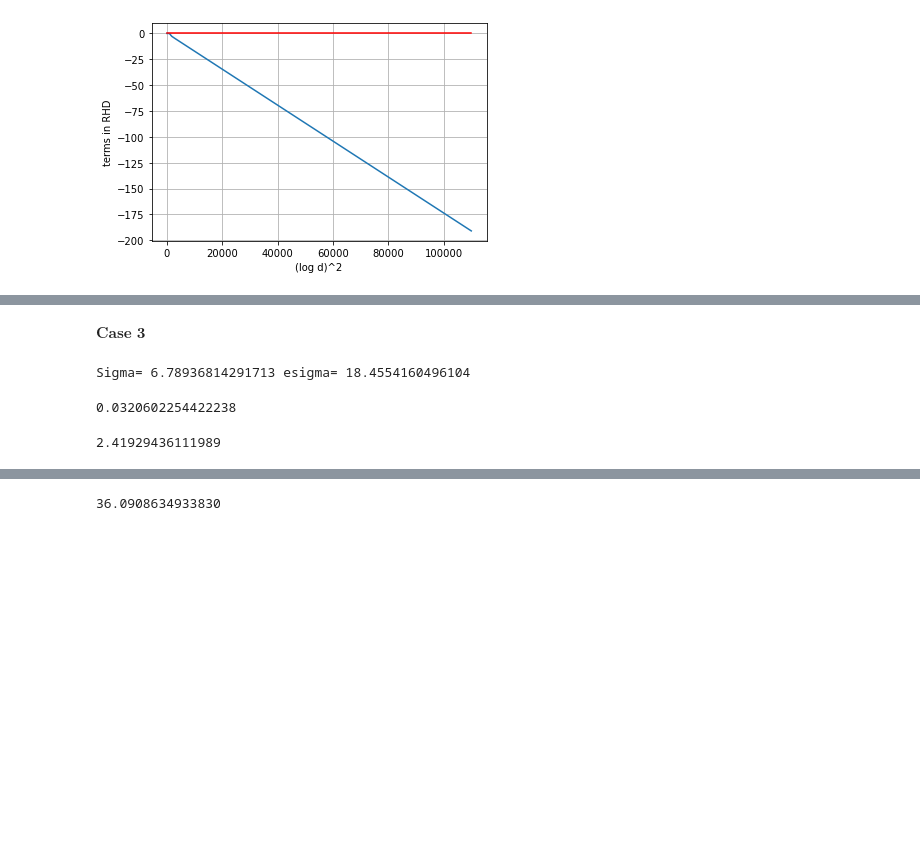
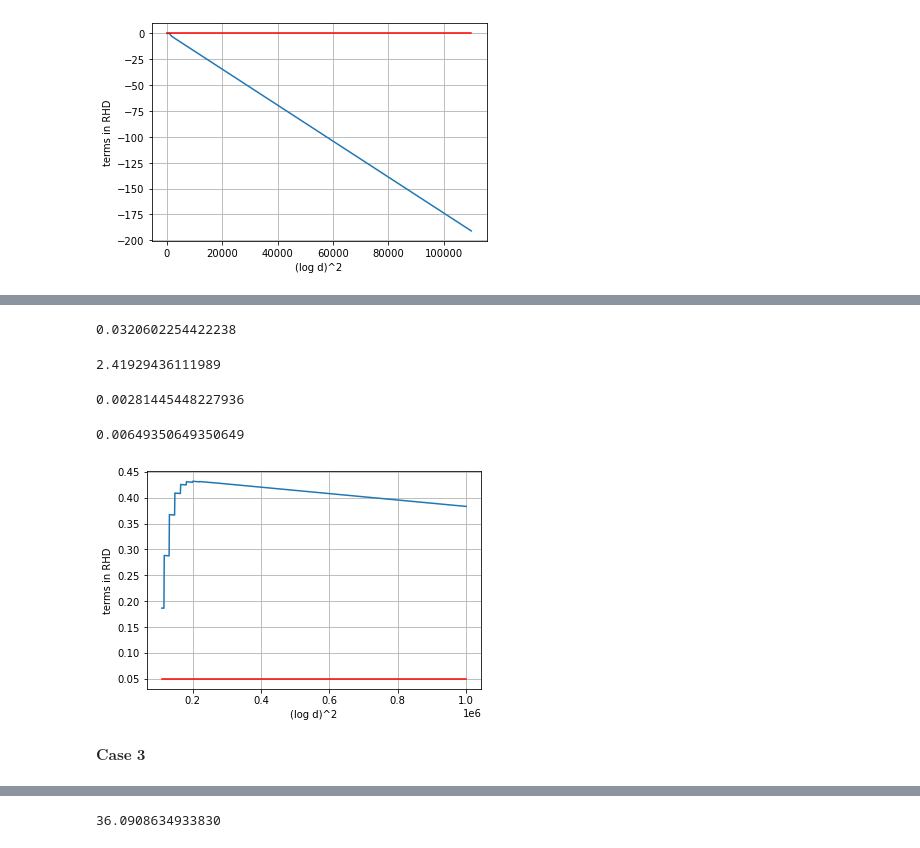
Before and after one commit to brice-razaka/Siegel-zeros-, a Jupyter notebook: [LATEST] Positive case - Numerical computations.ipynb, the cells around one changed output, grey strips where cells are left out. Cells and saved outputs as stored; diff of their text form; code cells hidden in the pictures; blank space fills up the shorter version.

```diff
--- a/[LATEST] Positive case - Numerical computations.ipynb
+++ b/[LATEST] Positive case - Numerical computations.ipynb
@@ -168,10 +187,46 @@ plt.show()
+# %%
+N(Err0(40000))
+# %% [output]
+0.0320602254422238
+# %%
+sigma2=6.79
+esigma2=18.456
+err02=0.033
+# %%
+N(1+2*log(2)+err02)
+# %% [output]
+2.41929436111989
+# %%
+(0.324*0.05)/5.756
+# %% [output]
+0.00281445448227936
+# %%
+0.002/0.308
+# %% [output]
+0.00649350649350649
+# %%
+import numpy as np
+import matplotlib.pyplot as plt
+
+def poscase4(t):
+    k=ceil((sqrt(t)-log(16))/(2*log(40000)))
+    D2=(1.998/sqrt(2*pi))*((1+k)/(1+k-sigma2))*(esigma2/k)^k/sqrt(k)
+    return N((1.077-(0.006/40000)*t)/(2.42+D2))
+
+Num=1000
+x=np.linspace(110000,1000000,num=Num)
+y=[]
+for t in x:
+    z=poscase4(t)
+    y.append(z)
+w=0.05*np.ones(Num)
+plt.plot(x,y)
+plt.plot(x,w,'-',color='red')
+plt.ylabel('terms in RHD')
+plt.xlabel('(log d)^2')
+plt.grid()
+plt.show()
+# %% [output]
+[figure, added]
 # %% [markdown]
 $\textbf{Case 3}$
-# %%
-print('Sigma=', Sigma(40000),'esigma=',N(e*Sigma(40000)))
-# %% [output]
-Sigma= 6.78936814291713 esigma= 18.4554160496104
-# %%
-N(Err0(40000))
-# %% [output]
-0.0320602254422238
@@ -182,4 +232,0 @@ err03=0.033
-# %%
-N(1+2*log(2)+err03)
-# %% [output]
-2.41929436111989
```
Also changed, not shown: parts of 39 cells of this notebook.
